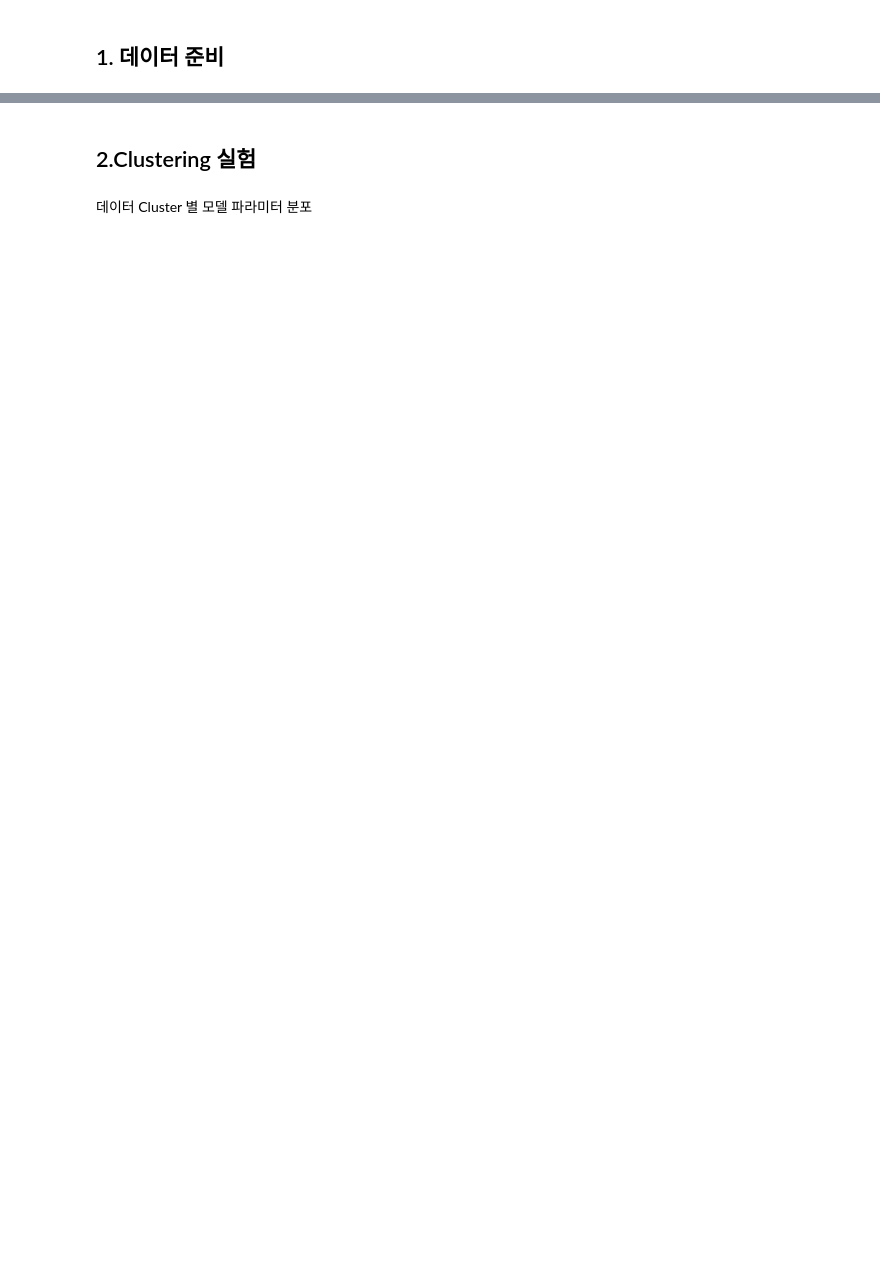
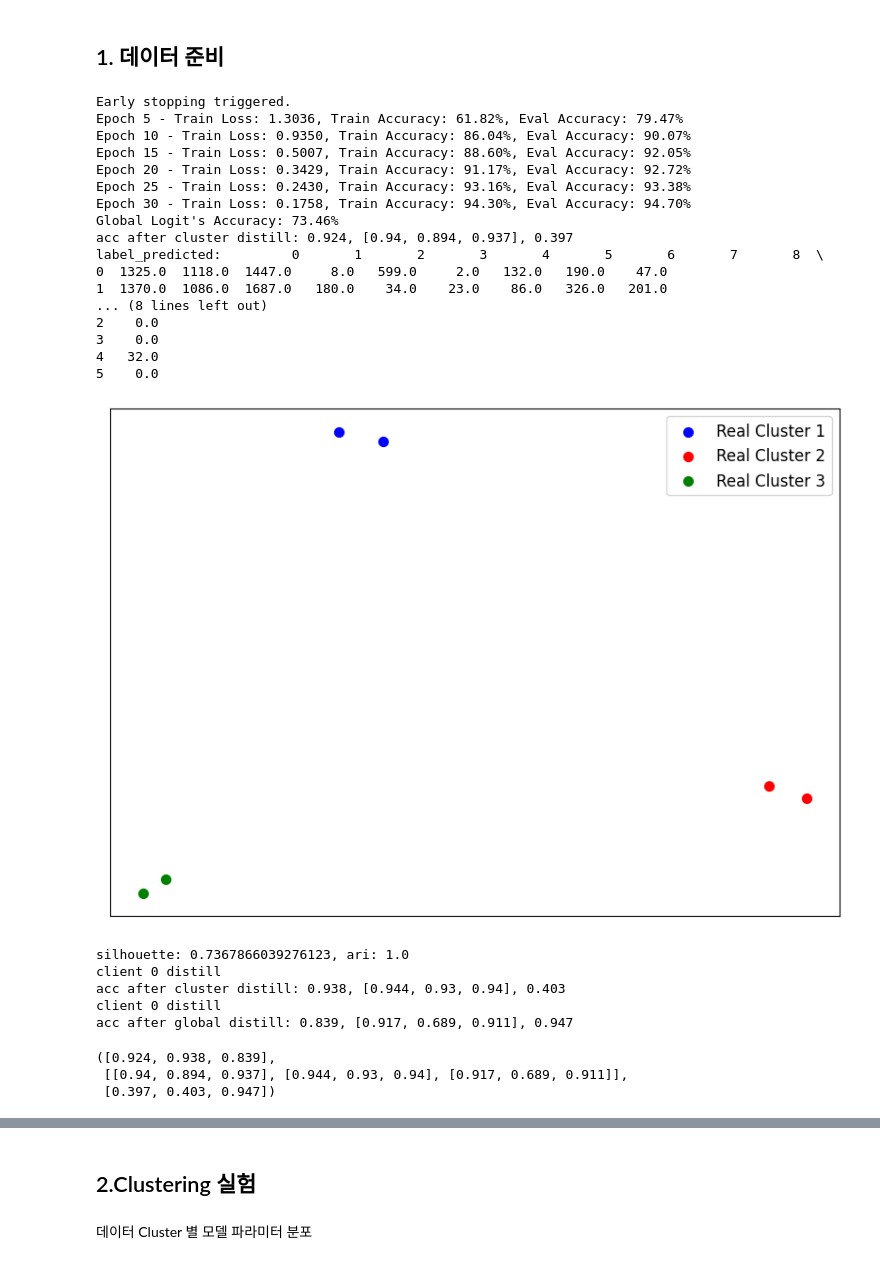
Before and after one commit to yangbaechu/FD-with-Label-Based-Group-Structure, a Jupyter notebook: FedCD.ipynb, the cells around one changed output, grey strips where cells are left out. Saved outputs shown, nothing was run; the diff lists cells and outputs as text; code cells hidden in the pictures; blank space fills up the shorter version.

```diff
--- a/FedCD.ipynb
+++ b/FedCD.ipynb
@@ -35,7 +35,7 @@ torch.manual_seed(42)
 np.random.seed(42)
 # %%
 LOCAL_EPOCHS = 25
-N_CLIENTS = 30
+N_CLIENTS = 120
 NUMBER_OF_CLUSTER = 3
 ALPHA = 0.1
 device = "cuda" if torch.cuda.is_available() else "cpu"
@@ -399,9 +399,9 @@ def make_global_logit(total_client_data, distill_data, alpha, number_of_cluster,
 
     print(f"Global Logit's Accuracy: {accuracy * 100:.2f}%")
 
-    return server, clients, client_logits, global_logits, number_of_cluster, server_idcs, client_acc, cluster_accs, global_acc
+    return server, clients, client_logits, global_logits, number_of_cluster, server_idcs, cluster_distribution, client_acc, cluster_accs, global_acc
 
-def distill_with_cluster_logit(server, clients, client_logits, global_logits, number_of_cluster, server_idcs):
+def distill_with_cluster_logit(server, clients, client_logits, global_logits, number_of_cluster, server_idcs, cluster_distribution):
     cluster_logits,  cluster_idcs, label_predicted = server.get_cluster_logits(client_logits, number_of_cluster)
     visualize_clusters(label_predicted, cluster_distribution)
     silhouette, ari = server.evaluate_clustering(label_predicted, cluster_distribution, cluster_idcs)
@@ -425,7 +425,7 @@ def distill_with_cluster_logit(server, clients, client_logits, global_logits, nu
 
     return client_acc, cluster_accs, global_acc
 
-def distill_with_global_logit(server, clients, client_logits, global_logits, number_of_cluster, server_idcs):
+def distill_with_global_logit(server, clients, client_logits, global_logits, number_of_cluster, server_idcs, cluster_distribution):
     distill_loader = server.create_distill_loader(data, server_idcs, global_logits)
 
     for i, client in enumerate(clients):
@@ -448,12 +448,12 @@ def cluster_train_result_exp(total_client_data, distill_data, alpha, number_of_c
 
     client_accs = []
     cluster_accs = []
-    global_acc = []
+    global_accs = []
 
     (
         server, clients, client_logits, global_logits,
-        number_of_cluster, server_idcs, new_client_acc,
-        new_cluster_accs, new_global_acc
+        number_of_cluster, server_idcs, cluster_distribution,
+        new_client_acc, new_cluster_accs, new_global_acc
     ) = make_global_logit(
         total_client_data, distill_data, alpha,
         number_of_cluster, cluster_distribution,
@@ -469,7 +469,7 @@ def cluster_train_result_exp(total_client_data, distill_data, alpha, number_of_c
 
     classifiers_state = copy_classifiers(clients)
 
-    server_idcs, new_client_acc, new_cluster_accs, new_global_acc = distill_with_cluster_logit(server, clients, client_logits, global_logits, number_of_cluster, server_idcs)
+    new_client_acc, new_cluster_accs, new_global_acc = distill_with_cluster_logit(server, clients, client_logits, global_logits, number_of_cluster, server_idcs, cluster_distribution)
     print(f'acc after cluster distill: {new_client_acc}, {new_cluster_accs}, {new_global_acc}')
 
     for i, client in enumerate(clients):
@@ -479,14 +479,61 @@ def cluster_train_result_exp(total_client_data, distill_data, alpha, number_of_c
     cluster_accs.append(new_cluster_accs)
     global_accs.append(new_global_acc)
 
-    distill_with_global_logit(server, clients, client_logits, global_logits, number_of_cluster, server_idcs)
-     print(f'acc after global distill: {new_client_acc}, {new_cluster_accs}, {new_global_acc}')
+    new_client_acc, new_cluster_accs, new_global_acc = distill_with_global_logit(server, clients, client_logits, global_logits, number_of_cluster, server_idcs, cluster_distribution)
+    print(f'acc after global distill: {new_client_acc}, {new_cluster_accs}, {new_global_acc}')
 
     client_accs.append(new_client_acc)
     cluster_accs.append(new_cluster_accs)
     global_accs.append(new_global_acc)
 
     return client_accs, cluster_accs, global_accs
+# %%
+# Initialize empty DataFrames to store results
+df_client_accs = pd.DataFrame(columns=['before_distill', 'cluster_distill', 'global_distill'])
+df_cluster_accs = pd.DataFrame(columns=['before_distill', 'cluster_distill', 'global_distill'])
+df_global_accs = pd.DataFrame(columns=['before_distill', 'cluster_distill', 'global_distill'])
+
+class_counts = [[158, 4], [150, 7], [133, 14], [117, 21], [100, 29]]
+percentages = ['5%', '10%', '20%', '30%', '40%']
+
+for class_count, percentage in zip(class_counts, percentages):
+    client_1_count, client_2_count = class_count
+
+    client_accs, cluster_accs, global_accs = cluster_train_result_exp(
+        50000, 5000, 1, 3, [1/3, 1/3, 1/3], client_1_count, client_2_count
+    )
+
+    # Assuming that each of client_accs, cluster_accs, global_accs contains 3 data points
+    df_client_accs.loc[percentage] = client_accs
+    df_cluster_accs.loc[percentage] = cluster_accs
+    df_global_accs.loc[percentage] = global_accs
+# %% [output]
+Early stopping triggered.
+Epoch 5 - Train Loss: 1.3036, Train Accuracy: 61.82%, Eval Accuracy: 79.47%
+Epoch 10 - Train Loss: 0.9350, Train Accuracy: 86.04%, Eval Accuracy: 90.07%
+Epoch 15 - Train Loss: 0.5007, Train Accuracy: 88.60%, Eval Accuracy: 92.05%
+Epoch 20 - Train Loss: 0.3429, Train Accuracy: 91.17%, Eval Accuracy: 92.72%
+Epoch 25 - Train Loss: 0.2430, Train Accuracy: 93.16%, Eval Accuracy: 93.38%
+Epoch 30 - Train Loss: 0.1758, Train Accuracy: 94.30%, Eval Accuracy: 94.70%
+Global Logit's Accuracy: 73.46%
+acc after cluster distill: 0.924, [0.94, 0.894, 0.937], 0.397
+label_predicted:         0       1       2       3       4       5       6       7       8  \
+0  1325.0  1118.0  1447.0     8.0   599.0     2.0   132.0   190.0    47.0
+1  1370.0  1086.0  1687.0   180.0    34.0    23.0    86.0   326.0   201.0
+... (8 lines left out)
+2    0.0
+3    0.0
+4   32.0
+5    0.0
+[figure, added]
+silhouette: 0.7367866039276123, ari: 1.0
+client 0 distill
+acc after cluster distill: 0.938, [0.944, 0.93, 0.94], 0.403
+client 0 distill
+acc after global distill: 0.839, [0.917, 0.689, 0.911], 0.947
+([0.924, 0.938, 0.839],
+ [[0.94, 0.894, 0.937], [0.944, 0.93, 0.94], [0.917, 0.689, 0.911]],
+ [0.397, 0.403, 0.947])
 # %%
 def Global_TC_experiments(total_client_data, distill_data, alpha, number_of_cluster, cluster_distribution):
     print(f'number_of_cluster: {number_of_cluster}')
```
Also changed, not shown: parts of 3 cells of this notebook.
